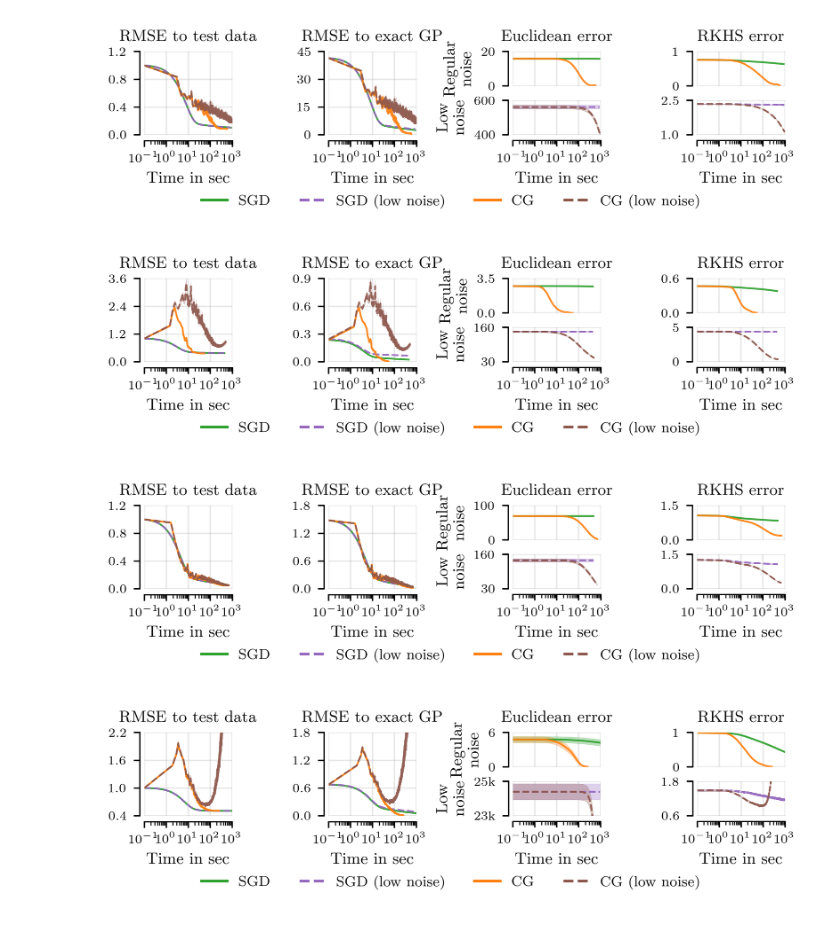
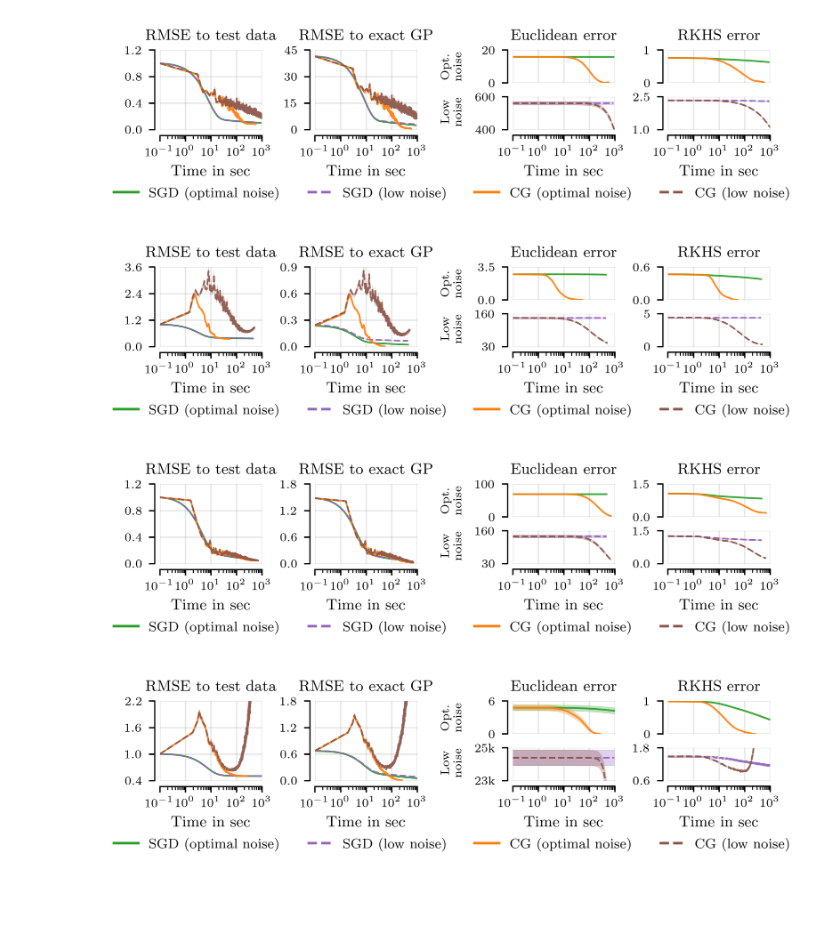
Before and after one commit to cambridge-mlg/sgd-gp, a Jupyter notebook: scalable_gps/notebooks/exact_metrics_plots.ipynb, the cells around one changed output. Cells and saved outputs as stored; diff of their text form; code cells hidden in the pictures; blank space fills up the shorter version.

Commit message:
figure tweaks

```diff
--- a/scalable_gps/notebooks/exact_metrics_plots.ipynb
+++ b/scalable_gps/notebooks/exact_metrics_plots.ipynb
@@ -163,12 +163,12 @@ def get_label(model, override_noise):
         if override_noise:
             return "CG (low noise)"
         else:
-            return "CG"
+            return "CG (optimal noise)"
     elif 'sgd' in model:
         if override_noise:
             return "SGD (low noise)"
         else:
-            return "SGD"
+            return "SGD (optimal noise)"
     else:
         return 'null'
 
@@ -239,20 +239,20 @@ for model in models:
         ls = get_linestyle(override_noise_idx)
         legend_handles.append(Line2D([], [], color=c, label=label, linestyle=ls))
 
-for dataset in datasets:
-# for dataset in ['protein']:
+# for dataset in datasets:
+for dataset in ['protein']:
     fig = plt.figure(dpi=400, figsize=[text_width, 0.17 * text_height])
-    gs = GridSpec(2, 4, figure=fig)
+    gs = GridSpec(2, 5, figure=fig, width_ratios=[1, 1, -0.1, 1, 1])
     xlim = (0.1, max_time)
     yticks = get_yticks(dataset)
     yticklabels = get_yticklabels(dataset)
 
     ax_test_rmse = fig.add_subplot(gs[:, 0])
     ax_y_pred_diff = fig.add_subplot(gs[:, 1])
-    ax_alpha_diff_regular_noise = fig.add_subplot(gs[0, 2])
-    ax_alpha_diff_low_noise = fig.add_subplot(gs[1, 2])
-    ax_alpha_diff_rkhs_regular_noise = fig.add_subplot(gs[0, 3])
-    ax_alpha_diff_rkhs_low_noise = fig.add_subplot(gs[1, 3])
+    ax_alpha_diff_regular_noise = fig.add_subplot(gs[0, 3])
+    ax_alpha_diff_low_noise = fig.add_subplot(gs[1, 3])
+    ax_alpha_diff_rkhs_regular_noise = fig.add_subplot(gs[0, 4])
+    ax_alpha_diff_rkhs_low_noise = fig.add_subplot(gs[1, 4])
 
     axes = [ax_test_rmse, ax_y_pred_diff,
             ax_alpha_diff_regular_noise, ax_alpha_diff_low_noise,
@@ -283,37 +283,39 @@ for dataset in datasets:
     ax_alpha_diff_rkhs_regular_noise.set_xlabel(None)
     ax_alpha_diff_rkhs_low_noise.spines['bottom'].set_position(('axes', -0.175))
 
     # ax_alpha_diff_regular_noise.set_ylabel("Regular\nnoise")
     # ax_alpha_diff_low_noise.set_ylabel("Low\nnoise")
 
     for model in models:
         for override_noise_idx in [0, 1]:
             c = get_color(model, override_noise_idx)
             ls = get_linestyle(override_noise_idx)
 
             time = np.mean(results[dataset][model]['wall_clock_time'][override_noise_idx], axis=0)
             time = time - time[0] + xlim[0]
 
             for (metric, ax) in zip(metrics, axes):
                 if (ax == ax_alpha_diff_regular_noise or ax == ax_alpha_diff_rkhs_regular_noise) and override_noise_idx:
                     continue
                 if (ax == ax_alpha_diff_low_noise or ax == ax_alpha_diff_rkhs_low_noise) and not override_noise_idx:
                     continue
                 mean = np.mean(results[dataset][model][metric][override_noise_idx], axis=0)
                 err = np.std(results[dataset][model][metric][override_noise_idx], axis=0) / np.sqrt(n_splits)
 
                 errorfill(ax, time, mean, err, color=c, alpha_line=alpha_line, linestyle=ls)
 
     fig.legend(handles=legend_handles, ncols=4, loc='center', bbox_to_anchor=(0.5, 0.04), handlelength=1.8, fontsize=8, frameon=False)
+    fig.text(0.5, 0.65, "Opt.\nnoise", rotation=90, horizontalalignment='center', fontsize=7)
+    fig.text(0.5, 0.41, "Low\nnoise", rotation=90, horizontalalignment='center', fontsize=7)
 
     fig.tight_layout(w_pad=0.5, h_pad=0.2)
     fig.savefig(f"../../figures/exact_metrics_{dataset}.pdf", bbox_inches='tight', pad_inches=0.01)
     fig.savefig(f"../../figures/exact_metrics_{dataset}.png", bbox_inches='tight', pad_inches=0.01)
 # %% [output]
-[figure, old version]
+[figure, new version]
-[figure, old version]
+[figure, new version]
-[figure, old version]
+[figure, new version]
-[figure, old version]
+[figure, new version]
 # %%
 # appendix figure with all datasets
 
```
Also changed, not shown: parts of 1 cell of this notebook, 2 other files.
